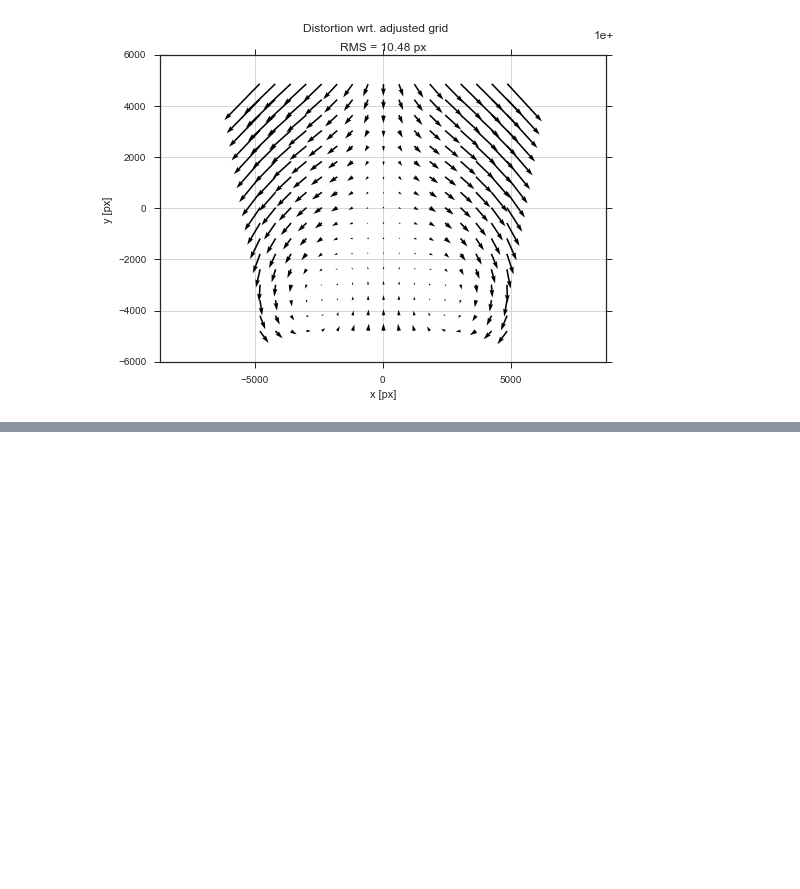
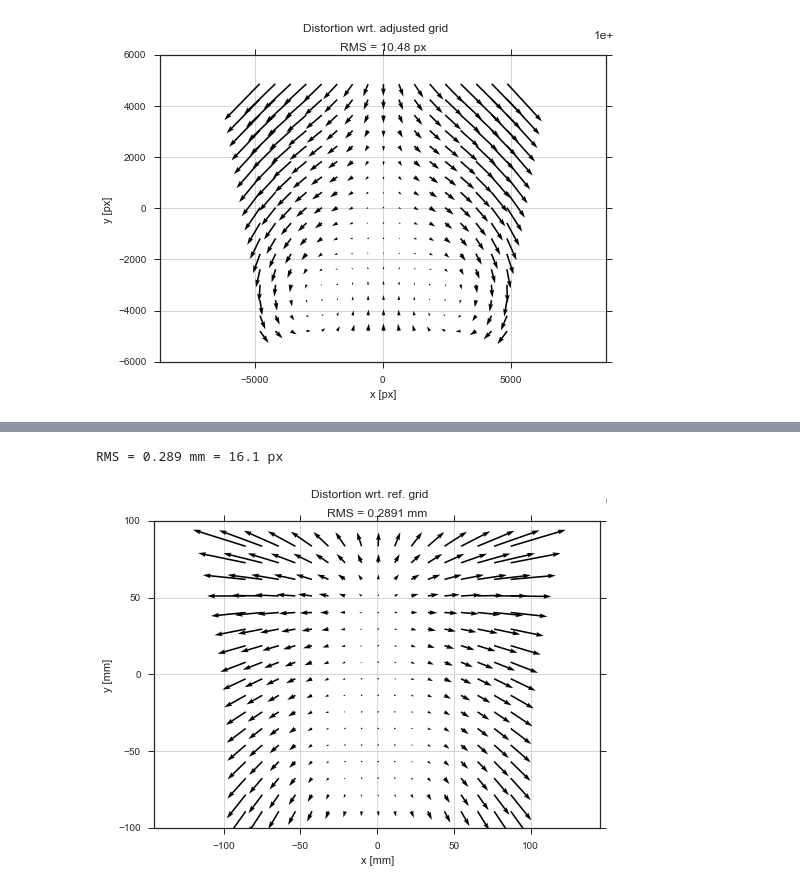
Before and after one commit to ycopin/spectrogrism, a Jupyter notebook: doc/NISP_distortions.ipynb, the cells around one changed output, grey strips where cells are left out. Cells and saved outputs as stored; diff of their text form; code cells hidden in the pictures; blank space fills up the shorter version.

```diff
--- a/doc/NISP_distortions.ipynb
+++ b/doc/NISP_distortions.ipynb
@@ -135,0 +154,12 @@ ax.figure.suptitle("Distortion wrt. adjusted grid");
+# %%
+refgrid = D.StructuredGrid.create(grid.nx, grid.ny, step=step, rotation=angle, offset=offset)
+refgrid.reorder(grid.signature)
+
+rms = grid.rms(refgrid.xy)
+print("RMS = {:.3g} mm = {:.3g} px".format(rms / 1e-3, rms / 18e-6))
+
+ax = grid.plot_offsets(refgrid, units=(1e-3, 'mm'))
+ax.figure.suptitle("Distortion wrt. ref. grid");
+# %% [output]
+RMS = 0.289 mm = 16.1 px
+[figure, added]
```
Also changed, not shown: parts of 7 cells of this notebook, 4 other files.
